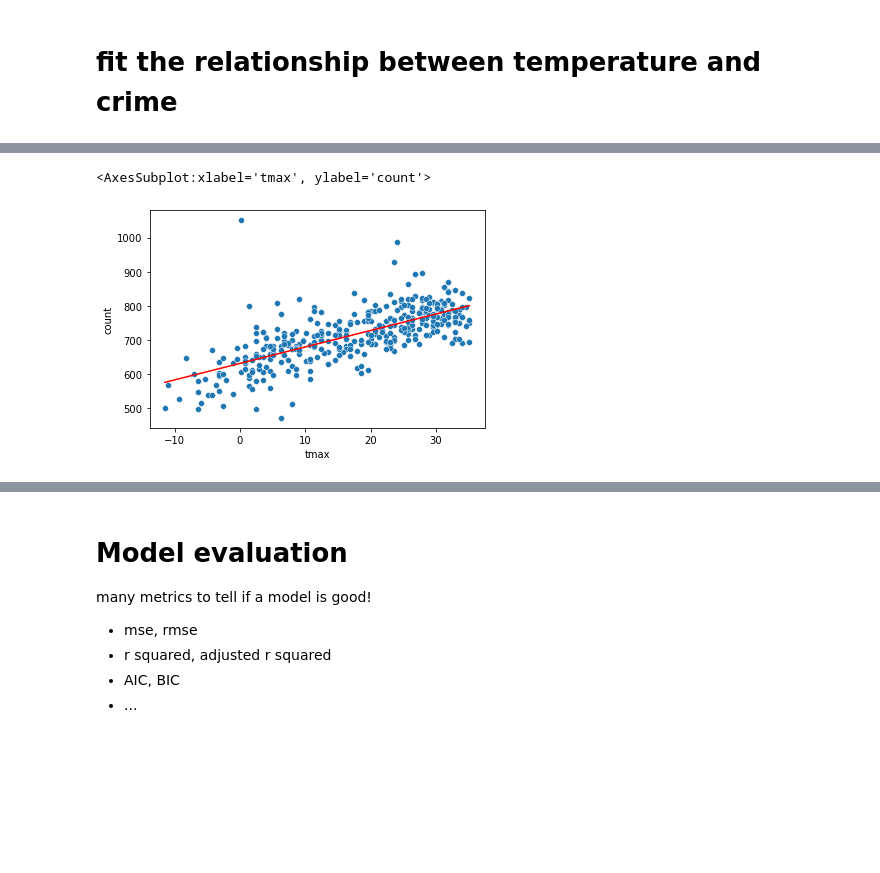
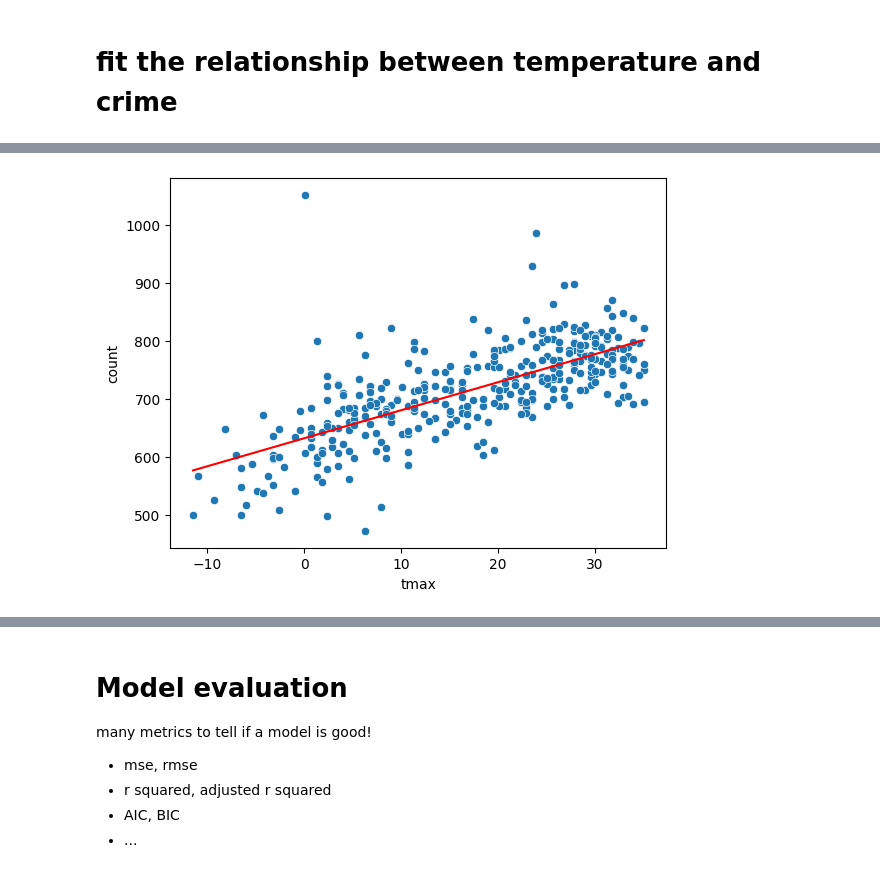
Before and after one commit to stanford-mse-125/demos, a Jupyter notebook: crime.ipynb, the cells around one changed output, grey strips where cells are left out. Cells and saved outputs as stored; diff of their text form; code cells hidden in the pictures; blank space fills up the shorter version.

```diff
--- a/crime.ipynb
+++ b/crime.ipynb
@@ -52,5 +44 @@ Year
 dtype: int64
-# %%
-# let's restrict to 2016--2018
-df = df[df['Year'].isin([2016, 2017, 2018])]
-df.groupby('Year').size()
@@ -186,5 +193,5 @@ crimes = crimes_2016
 # %%
 model1 = smf.ols(formula='count ~ 1 + tmax', data=crimes).fit()
 sns.scatterplot(x='tmax', y='count', data=crimes)
-sns.lineplot(crimes['tmax'], model1.predict(crimes), color='red')
+sns.lineplot(x=crimes['tmax'], y=model1.predict(crimes), color='red')
 # %% [output]
@@ -192,5 +199,4 @@ FutureWarning: Pass the following variables as keyword args: x, y. From version
-<AxesSubplot:xlabel='tmax', ylabel='count'>
-[figure, old version]
+[figure, new version]
 # %%
 # plot the confidence interval
 CI = model1.get_prediction().summary_frame(alpha=0.05)
```
Also changed, not shown: parts of 34 cells of this notebook.
